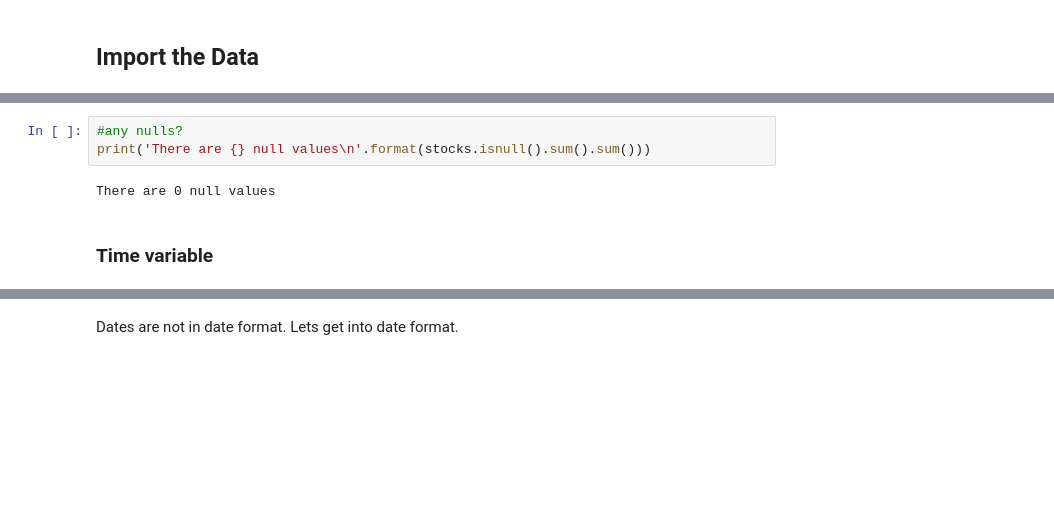
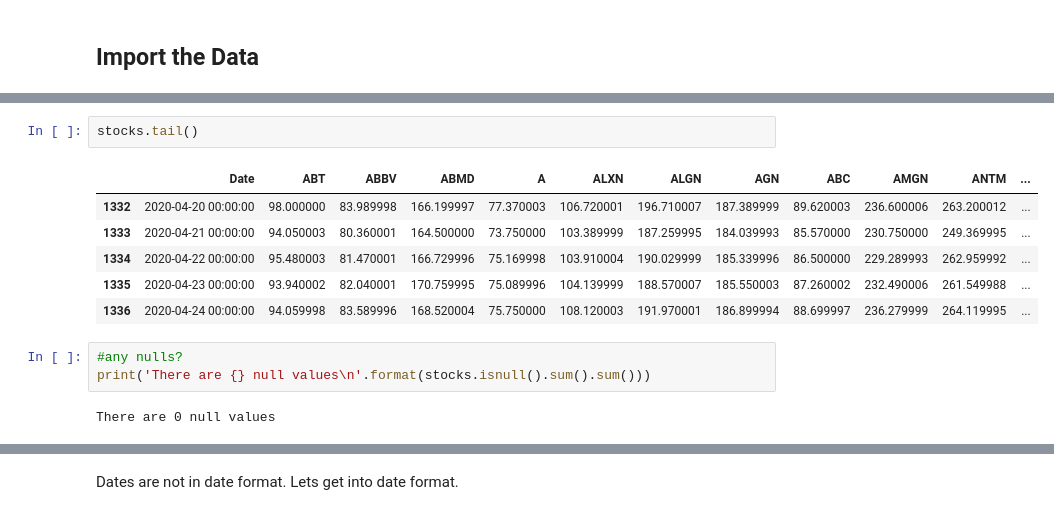
Before and after one commit to dustinak80/Deep_Learning, a Jupyter notebook: HW3/HW3.ipynb, the cells around one changed output, grey strips where cells are left out. Drawn from its saved outputs; the diff is of its cells as text; blank space fills up the shorter version.

```diff
--- a/HW3/HW3.ipynb
+++ b/HW3/HW3.ipynb
@@ -47,9 +40,16 @@ Warning: Total number of columns (51) exceeds max_columns (20) limiting to first
+# %%
+stocks.tail()
+# %% [output]
+|  | Date | ABT | ABBV | ABMD | A | ALXN | ALGN | AGN | ABC | AMGN | ANTM | ... |
+| 1332 | 2020-04-20 00:00:00 | 98.000000 | 83.989998 | 166.199997 | 77.370003 | 106.720001 | 196.710007 | 187.389999 | 89.620003 | 236.600006 | 263.200012 | ... |
+| 1333 | 2020-04-21 00:00:00 | 94.050003 | 80.360001 | 164.500000 | 73.750000 | 103.389999 | 187.259995 | 184.039993 | 85.570000 | 230.750000 | 249.369995 | ... |
+| 1334 | 2020-04-22 00:00:00 | 95.480003 | 81.470001 | 166.729996 | 75.169998 | 103.910004 | 190.029999 | 185.339996 | 86.500000 | 229.289993 | 262.959992 | ... |
+| 1335 | 2020-04-23 00:00:00 | 93.940002 | 82.040001 | 170.759995 | 75.089996 | 104.139999 | 188.570007 | 185.550003 | 87.260002 | 232.490006 | 261.549988 | ... |
+| 1336 | 2020-04-24 00:00:00 | 94.059998 | 83.589996 | 168.520004 | 75.750000 | 108.120003 | 191.970001 | 186.899994 | 88.699997 | 236.279999 | 264.119995 | ... |
 # %%
 #any nulls?
 print('There are {} null values\n'.format(stocks.isnull().sum().sum()))
 # %% [output]
 There are 0 null values
-# %% [markdown]
-### Time variable
 # %%
 #what are the dtypes of the columns
```
Also changed, not shown: parts of 43 cells of this notebook.
